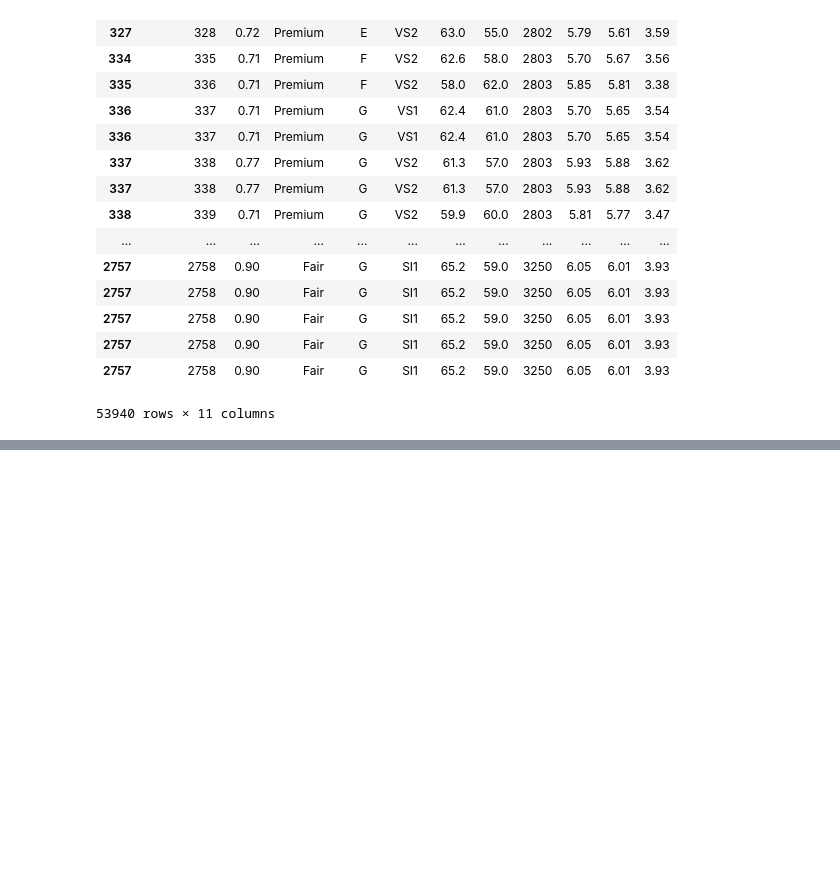
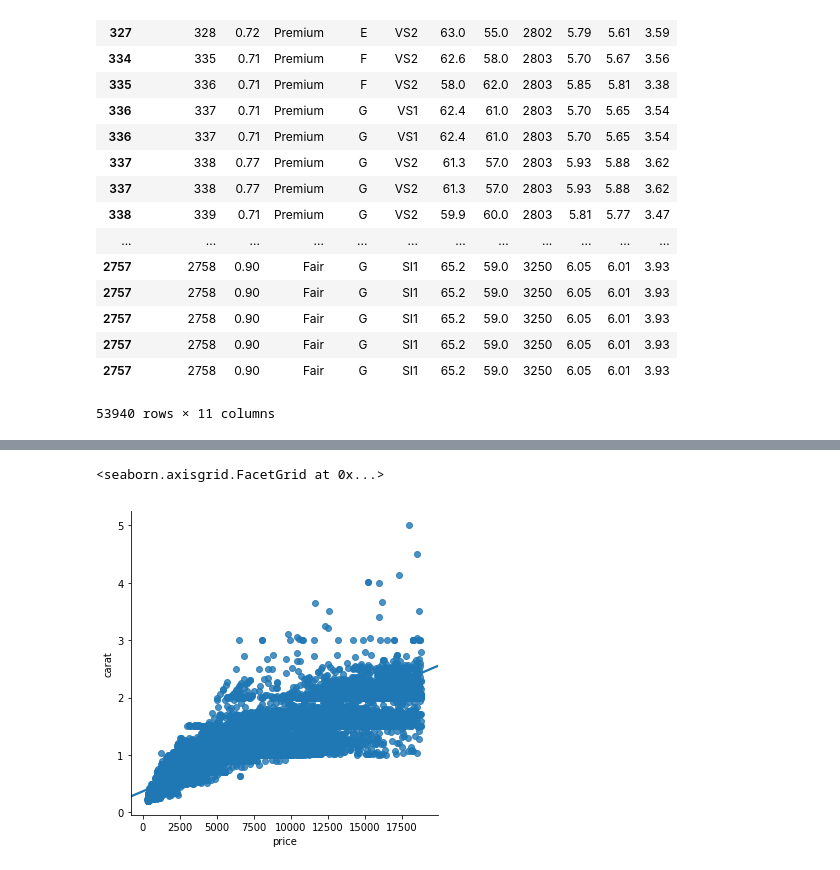
Before and after one commit to renjika19/DataAnalyticsBootCamp, a Jupyter notebook: Diamonds diamonds.ipynb, the cells around one changed output, grey strips where cells are left out. Drawn from its saved outputs; the diff is of its cells as text; code cells hidden in the pictures; blank space fills up the shorter version.

Commit message:
Diamonds practice #2

```diff
--- a/Diamonds diamonds.ipynb
+++ b/Diamonds diamonds.ipynb
@@ -95,0 +103,5 @@ df.sort_values('Price Point')
+# %%
+Location = "datasets/datasets/diamonds.csv"
+df = pd.read_csv(Location)
+
+df.head()
@@ -95,0 +115,3 @@ df.sort_values('Price Point')
+# %%
+df.rename(columns={'Unnamed: 0': 'Number'}, inplace =True)
+df.head()
@@ -95,0 +125,5 @@ df.sort_values('Price Point')
+# %%
+sns.lmplot(x='price', y='carat', data=df)
+# %% [output]
+<seaborn.axisgrid.FacetGrid at 0x...>
+[figure, added]
```
Also changed, not shown: parts of 13 cells of this notebook.
